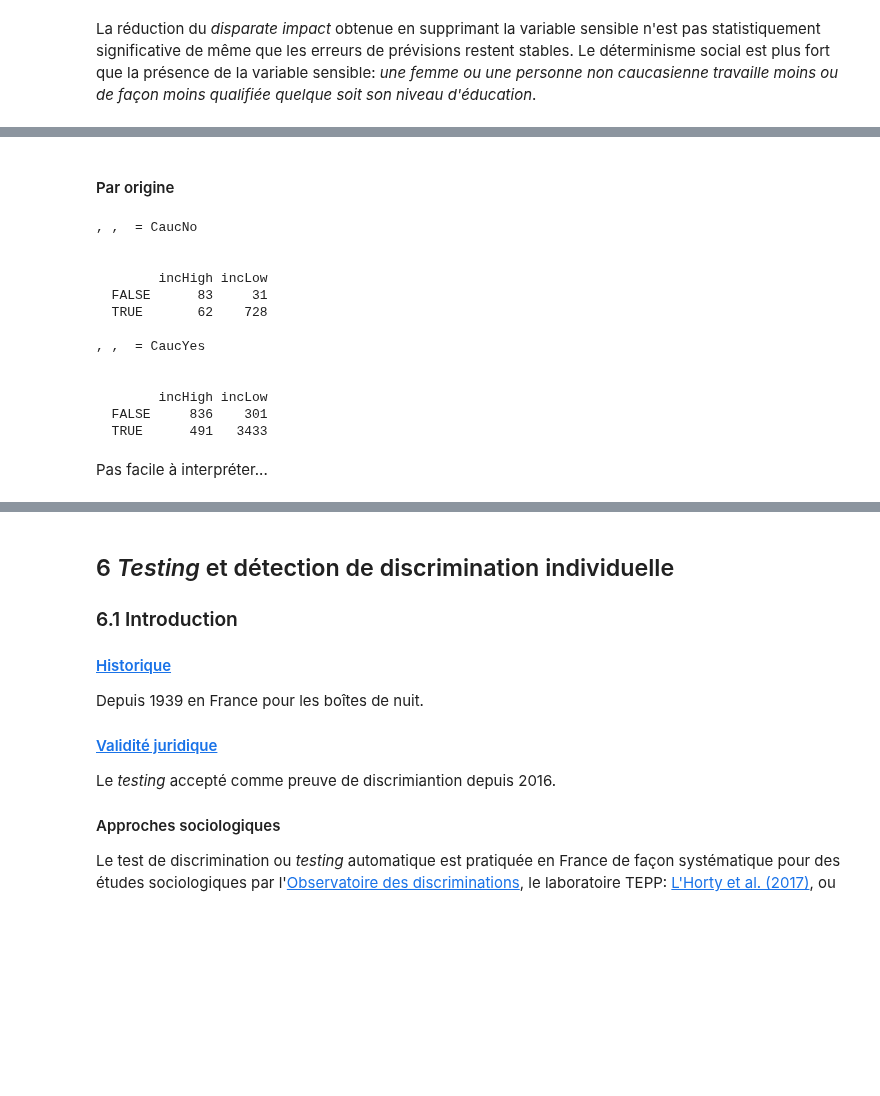
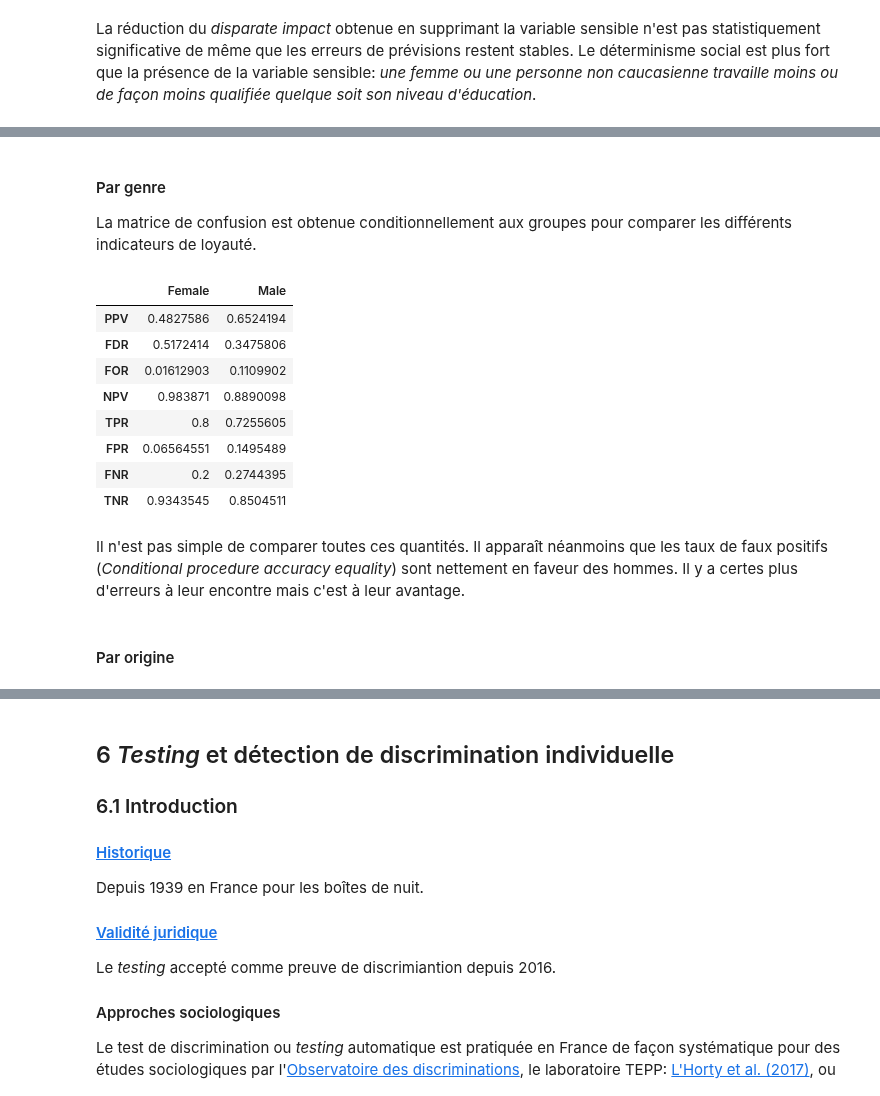
Before and after one commit to wikistat/Fair-ML-4-Ethical-AI, a Jupyter notebook: AdultCensus/AdultCensus-R-biasDetection.ipynb, the cells around one changed output, grey strips where cells are left out. Drawn from its saved outputs; the diff is of its cells as text; code cells hidden in the pictures; blank space fills up the shorter version.

```diff
--- a/AdultCensus/AdultCensus-R-biasDetection.ipynb
+++ b/AdultCensus/AdultCensus-R-biasDetection.ipynb
@@ -504 +535,18 @@ De très nombreux critères ont été proposés pour évaluer l'asymétrie (réf
+# %%
+contRatio <- function(T){
+    # Ratios calculés à partir de la matrice de confusion
+    TP=T[2,2] # true positive
+    FP=T[1,2] # false positive
+    FN=T[2,1] # false negative
+    TN=T[1,1]  # true negative
+    PPV=TP/(TP+FP) # P(Y=1|g(x)=1) positive predictive value
+    FDR=FP/(TP+FP) # P(Y=0|g(x)=1) false discovery rate
+    FOR=FN/(TN+FN) # P(Y=1|g(x)=0) false omission rate
+    NPV=TN/(TN+FN) # P(Y=0|g(x)=0) negative predictive value
+    TPR=TP/(TP+FN) # P(g(x)=1|Y=1) true positive rate
+    FPR=FP/(FP+TN) # P(g(x)=1|Y=0) false positive rate
+    FNR=FN/(TP+FN) # P(g(x)=0|Y=1) false negative rate
+    TNR=TN/(FP+TN) # P(g(x)=0|Y=0) true negative rate
+    return(list("PPV"=PPV,"FDR"=FDR,"FOR"=FOR,"NPV"=NPV,"TPR"=TPR,"FPR"=FPR,"FNR"=FNR,"TNR"=TNR))
+}
 # %%
@@ -522,20 +582,21 @@ Alors que, pour les hommes, le taux de faux positifs est assez similaire au taux
+# %% [markdown]
+#### Par genre
+La matrice de confusion est obtenue conditionnellement aux groupes pour comparer les différents indicateurs de loyauté.
+# %%
+fairness=data.frame("Female"=as.matrix(contRatio(table(pred.log>0.5,daTest$income,daTest$sex)[,,1])),
+                    "Male"=as.matrix(contRatio(table(pred.log>0.5,daTest$income,daTest$sex)[,,2])))
+fairness
+# %% [output]
+|  | Female | Male |
+| PPV | 0.4827586 | 0.6524194 |
+| FDR | 0.5172414 | 0.3475806 |
+| FOR | 0.01612903 | 0.1109902 |
+| NPV | 0.983871 | 0.8890098 |
+| TPR | 0.8 | 0.7255605 |
+| FPR | 0.06564551 | 0.1495489 |
+| FNR | 0.2 | 0.2744395 |
+| TNR | 0.9343545 | 0.8504511 |
+# %% [markdown]
+Il n'est pas simple de comparer toutes ces quantités. Il apparaît néanmoins que les taux de faux positifs (*Conditional procedure accuracy equality*) sont nettement en faveur des hommes. Il y a certes plus d'erreurs à leur encontre mais c'est à leur avantage.
 # %% [markdown]
 #### Par origine
-# %%
-table(pred_o.log>0.5,daTest$income,daTest$origEthn)
-# %% [output]
-, ,  = CaucNo
-
-
-        incHigh incLow
-  FALSE      83     31
-  TRUE       62    728
-
-, ,  = CaucYes
-
-
-        incHigh incLow
-  FALSE     836    301
-  TRUE      491   3433
-# %% [markdown]
-Pas facile à interpréter...
```
Also changed, not shown: parts of 59 cells of this notebook, 3 other files.
